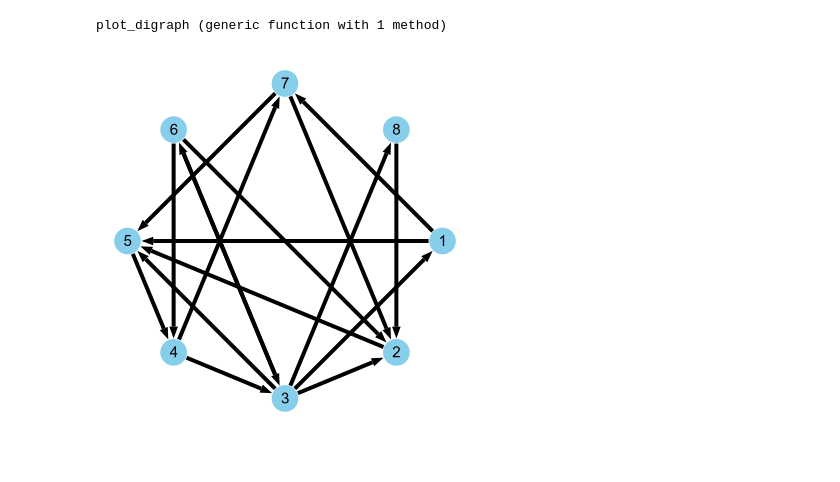
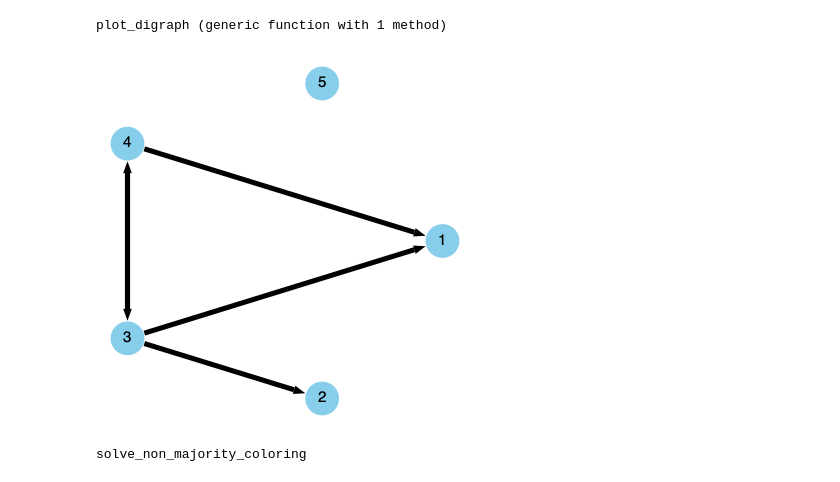
Before and after one commit to Ege-Guler/majority_colouring, a Jupyter notebook: notebooks/graph_generation.ipynb, the cells around one changed output. Saved outputs shown, nothing was run; the diff lists cells and outputs as text; code cells hidden in the pictures.

```diff
--- a/notebooks/graph_generation.ipynb
+++ b/notebooks/graph_generation.ipynb
@@ -49,8 +49,81 @@ plot_digraph (generic function with 1 method)
 # %%
 Random.seed!(42)
 
-G = erdos_renyi(8, 0.3, is_directed=true)
+G = erdos_renyi(5, 5, is_directed=true)
 
 plot_digraph(G)
 # %% [output]
-[figure, old version]
+[figure, new version]
+# %%
+"""
+    solve_non_majority_coloring(G)
+
+Finds the minimum number of colors and the coloring vector for a non-majority coloring of graph `G`.
+"""
+function solve_non_majority_coloring(G::AbstractGraph)
+    n = nv(G)
+    model = Model(HiGHS.Optimizer)
+    set_silent(model)
+
+    max_k = n
+    @variable(model, x[1:n, 1:max_k], Bin)
+    @variable(model, u[1:max_k], Bin)
+
+    for i in 1:n
+        @constraint(model, sum(x[i, k] for k in 1:max_k) == 1)
+    end
+
+    for i in 1:n
+        out_neighs = outneighbors(G, i)
+        d_out = length(out_neighs)
+        if d_out > 0
+            limit = floor(Int, d_out / 2)
+            for k in 1:max_k
+                @constraint(model, sum(x[j, k] for j in out_neighs) <= limit + d_out * (1 - x[i, k]))
+            end
+        end
+    end
+
+    for i in 1:n, k in 1:max_k
+        @constraint(model, u[k] >= x[i, k])
+    end
+
+    @objective(model, Min, sum(u))
+    optimize!(model)
+
+    if termination_status(model) == MOI.OPTIMAL
+        num_colors = Int(round(objective_value(model)))
+        coloring = zeros(Int, n)
+        for i in 1:n
+            for k in 1:max_k
+                if value(x[i, k]) > 0.5
+                    coloring[i] = k
+                    break
+                end
+            end
+        end
+        return num_colors, coloring
+    else
+        return nothing, nothing
+    end
+end
+
+"""
+    plot_colored_graph(G, coloring; layout=circular_layout)
+
+Plots the graph `G` with nodes colored according to the `coloring` vector.
+"""
+function plot_colored_graph(G, coloring; layout=circular_layout)
+    unique_vals = sort(unique(coloring))
+    num_distinct = length(unique_vals)
+
+    # Generate distinct colors palette
+    palette = distinguishable_colors(num_distinct, [colorant"white", colorant"black"], dropseed=true)
+
+    val_to_idx = Dict(val => i for (i, val) in enumerate(unique_vals))
+    nodefillc = [palette[val_to_idx[c]] for c in coloring]
+
+    return gplot(G, layout=layout, nodefillc=nodefillc, nodelabel=1:nv(G), arrowlengthfrac=0.08)
+end
+# %% [output]
+solve_non_majority_coloring
```
Also changed, not shown: parts of 4 cells of this notebook, 2 other files.
